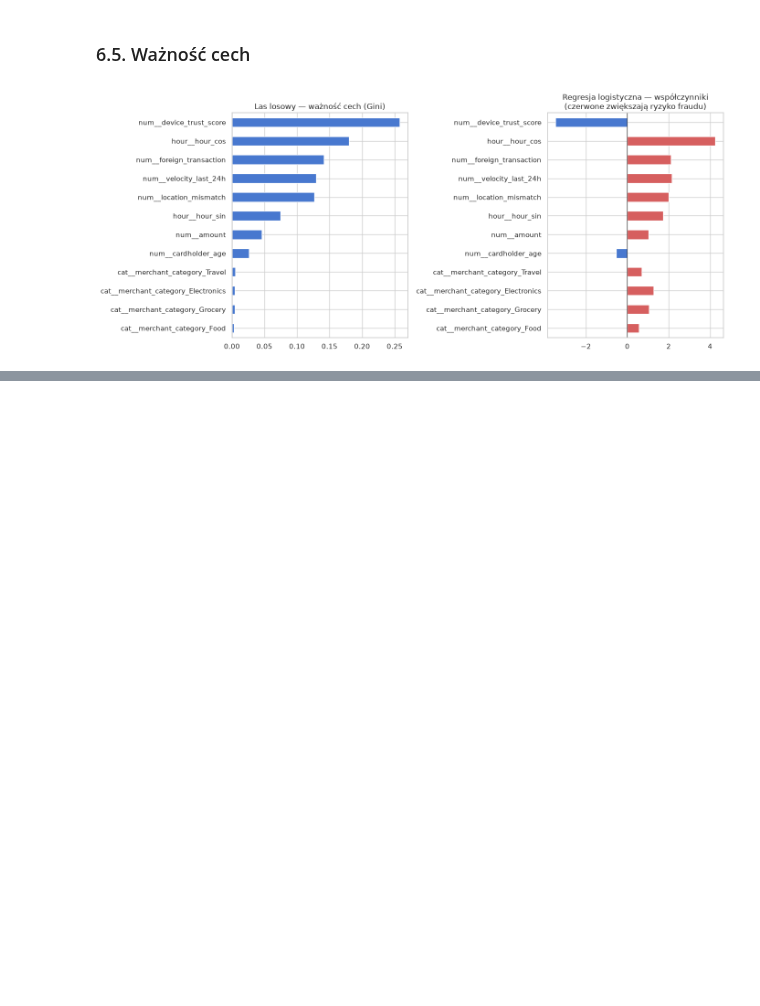
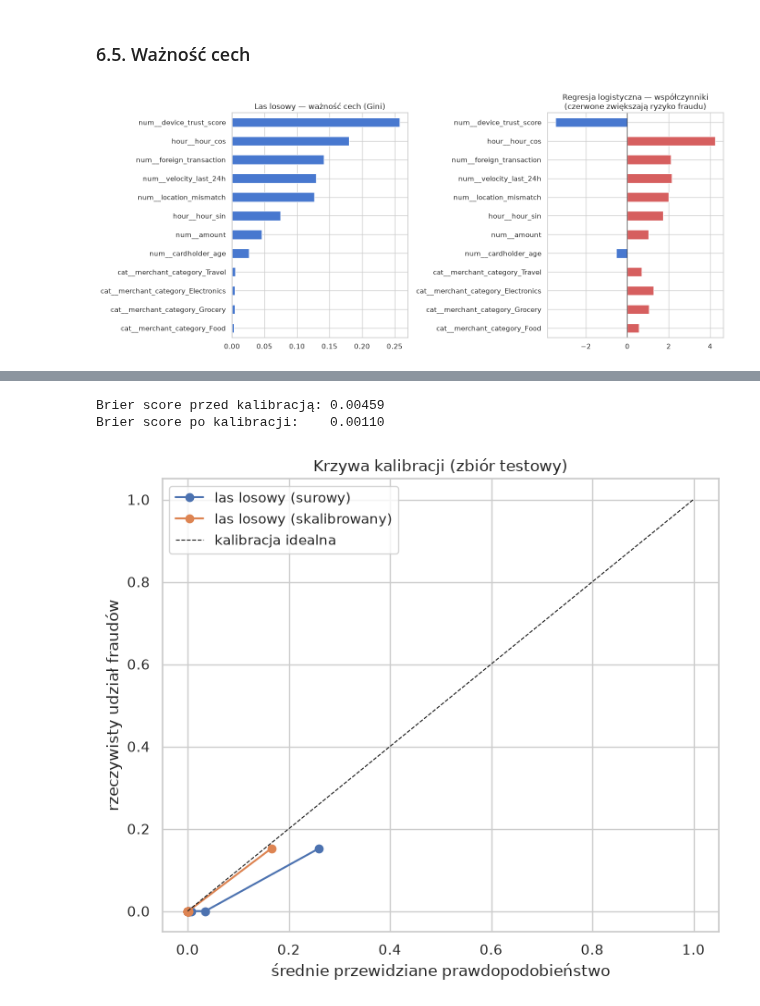
Before and after one commit to infoshareacademy/jdszr24-grupa-2, a Jupyter notebook: Ocean's_Four_Project.ipynb, the cells around one changed output, grey strips where cells are left out. Drawn from its saved outputs; the diff is of its cells as text; code cells hidden in the pictures; blank space fills up the shorter version.

```diff
--- a/Ocean's_Four_Project.ipynb
+++ b/Ocean's_Four_Project.ipynb
@@ -800,0 +821,20 @@ plt.show()
+# %%
+scale_pos_weight = (y_train == 0).sum() / (y_train == 1).sum()
+
+xgb_pipe = Pipeline([
+    ("prep", make_preprocess()),
+    ("model", XGBClassifier(
+        n_estimators=300, max_depth=4, learning_rate=0.1,
+        scale_pos_weight=scale_pos_weight, eval_metric="aucpr",
+        random_state=RANDOM_STATE, n_jobs=-1)),
+])
+xgb_pipe.fit(X_train, y_train)
+
+pipelines["XGBoost"] = xgb_pipe
+probas["XGBoost"] = xgb_pipe.predict_proba(X_test)[:, 1]
+
+results_df = pd.concat([
+    results_df,
+    pd.DataFrame([evaluate("XGBoost", xgb_pipe)]).set_index("model").round(3),
+])
+results_df
@@ -800,0 +861,28 @@ plt.show()
+# %%
+best_rf = searches["Las losowy"].best_estimator_
+
+calibrated = CalibratedClassifierCV(best_rf, method="sigmoid", cv=5)
+calibrated.fit(X_train, y_train)
+proba_cal = calibrated.predict_proba(X_test)[:, 1]
+proba_raw = probas["Las losowy (tuned)"]
+
+print(f"Brier score przed kalibracją: {brier_score_loss(y_test, proba_raw):.5f}")
+print(f"Brier score po kalibracji:    {brier_score_loss(y_test, proba_cal):.5f}")
+
+fig, ax = plt.subplots(figsize=(7, 6))
+for proba, label in [(proba_raw, "las losowy (surowy)"),
+                     (proba_cal, "las losowy (skalibrowany)")]:
+    frac_pos, mean_pred = calibration_curve(y_test, proba, n_bins=10,
+                                            strategy="quantile")
+    ax.plot(mean_pred, frac_pos, "o-", label=label)
+ax.plot([0, 1], [0, 1], "k--", lw=0.8, label="kalibracja idealna")
+ax.set_xlabel("średnie przewidziane prawdopodobieństwo")
+ax.set_ylabel("rzeczywisty udział fraudów")
+ax.set_title("Krzywa kalibracji (zbiór testowy)")
+ax.legend()
+plt.tight_layout()
+plt.show()
+# %% [output]
+Brier score przed kalibracją: 0.00459
+Brier score po kalibracji:    0.00110
+[figure, added]
```
Also changed, not shown: parts of 10 cells of this notebook, 7 other files.
